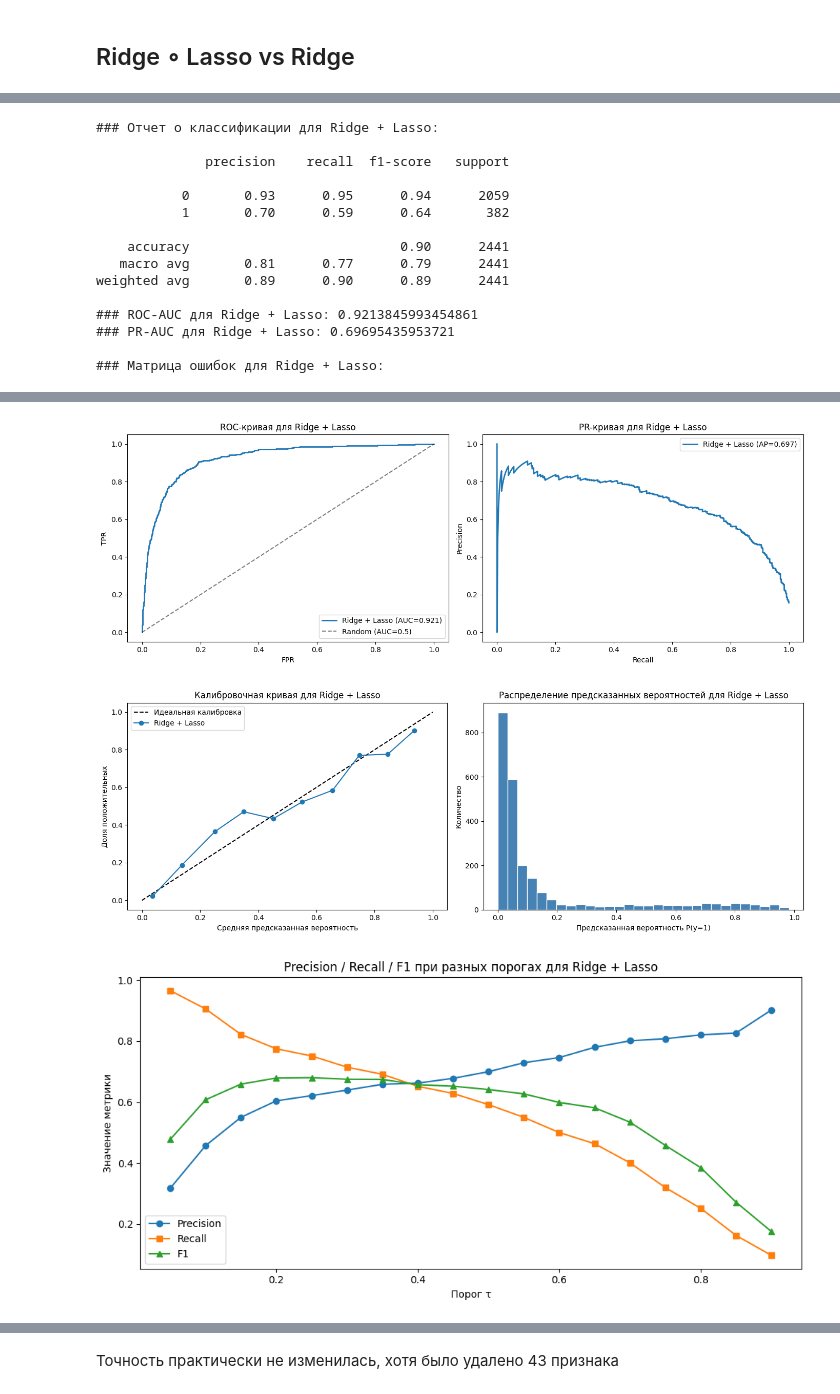
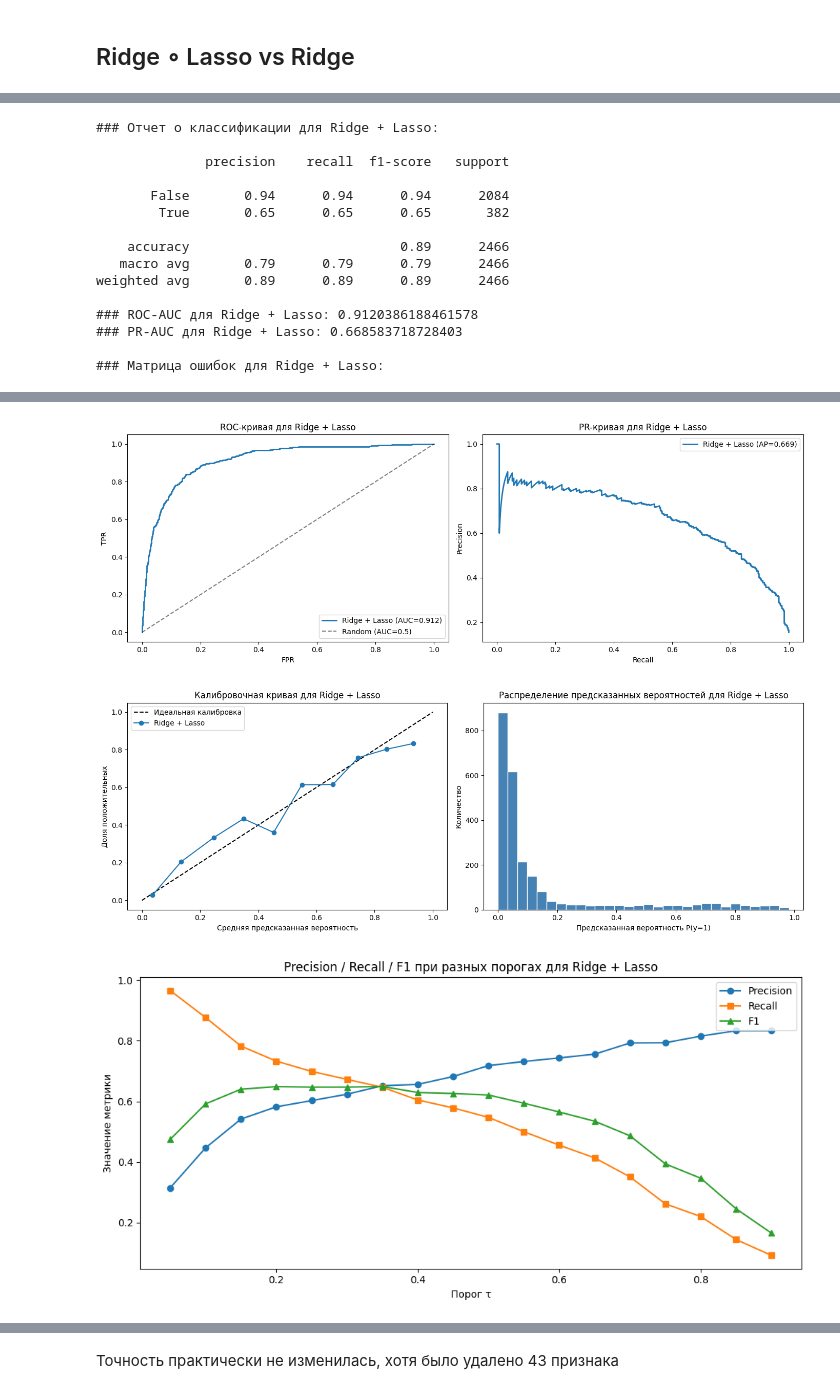
Before and after one commit to rofeleo/ml_hw, a Jupyter notebook: research.ipynb, the cells around one changed output, grey strips where cells are left out. Saved outputs shown, nothing was run; the diff lists cells and outputs as text; code cells hidden in the pictures.

```diff
--- a/research.ipynb
+++ b/research.ipynb
@@ -437,3 +423,9 @@ def evaluate_classification_model(y_test, y_pred, y_prob, model_name="Model"):
+# %%
+X_train = df_train.drop(columns=[target_feature])
+y_train = df_train[target_feature]
+# %%
+X_train_processed = group_rare_categories(X_train, categ_features)
+X_test_processed = group_rare_categories(X_test, categ_features)
 # %% [markdown]
 # Эксперименты
 # %%
@@ -544,8 +536,8 @@ grid_log = GridSearchCV(
     refit=True
 )
 
-grid_no_log.fit(X_train, y_train)
-grid_log.fit(X_train, y_train)
+grid_no_log.fit(X_train_processed, y_train)
+grid_log.fit(X_train_processed, y_train)
 
 print(grid_no_log.best_score_)
 print(grid_log.best_score_)
@@ -660,8 +714,8 @@ grid_search_ridge = GridSearchCV(
 )
 
 
-grid_search_ridge_lasso.fit(X_train, y_train)
-grid_search_ridge.fit(X_train, y_train)
+grid_search_ridge_lasso.fit(X_train_processed, y_train)
+grid_search_ridge.fit(X_train_processed, y_train)
 
 print(grid_search_ridge_lasso.best_params_)
 print(grid_search_ridge.best_params_)
@@ -705,8 +759,8 @@ weighted avg       0.89      0.90      0.89      2441
 # %%
 evaluate_classification_model(
     y_test=y_test,
-    y_pred=grid_search_ridge_lasso.best_estimator_.predict(X_test),
-    y_prob=grid_search_ridge_lasso.best_estimator_.predict_proba(X_test)[:, 1],
+    thresh=find_best_threshold(y_test=y_test, y_prob=grid_search_ridge_lasso.best_estimator_.predict_proba(X_test_processed)[:, 1]),
+    y_prob=grid_search_ridge_lasso.best_estimator_.predict_proba(X_test_processed)[:, 1],
     model_name="Ridge + Lasso"
 )
 # %% [output]
@@ -714,14 +768,14 @@ evaluate_classification_model(
 
               precision    recall  f1-score   support
 
-           0       0.93      0.95      0.94      2059
-           1       0.70      0.59      0.64       382
+       False       0.94      0.94      0.94      2084
+        True       0.65      0.65      0.65       382
 
-    accuracy                           0.90      2441
-   macro avg       0.81      0.77      0.79      2441
-weighted avg       0.89      0.90      0.89      2441
+    accuracy                           0.89      2466
+   macro avg       0.79      0.79      0.79      2466
+weighted avg       0.89      0.89      0.89      2466
 
-### ROC-AUC для Ridge + Lasso: 0.9213845993454861
-### PR-AUC для Ridge + Lasso: 0.69695435953721
+### ROC-AUC для Ridge + Lasso: 0.9120386188461578
+### PR-AUC для Ridge + Lasso: 0.668583718728403
 
 ### Матрица ошибок для Ridge + Lasso:
@@ -729,6 +783,6 @@ weighted avg       0.89      0.90      0.89      2441
-[figure, old version]
+[figure, new version]
-[figure, old version]
+[figure, new version]
-[figure, old version]
+[figure, new version]
 # %%
 feature_names = grid_search_ridge_lasso.best_estimator_.named_steps[
     "preprocessor"
```
Also changed, not shown: parts of 41 cells of this notebook.
